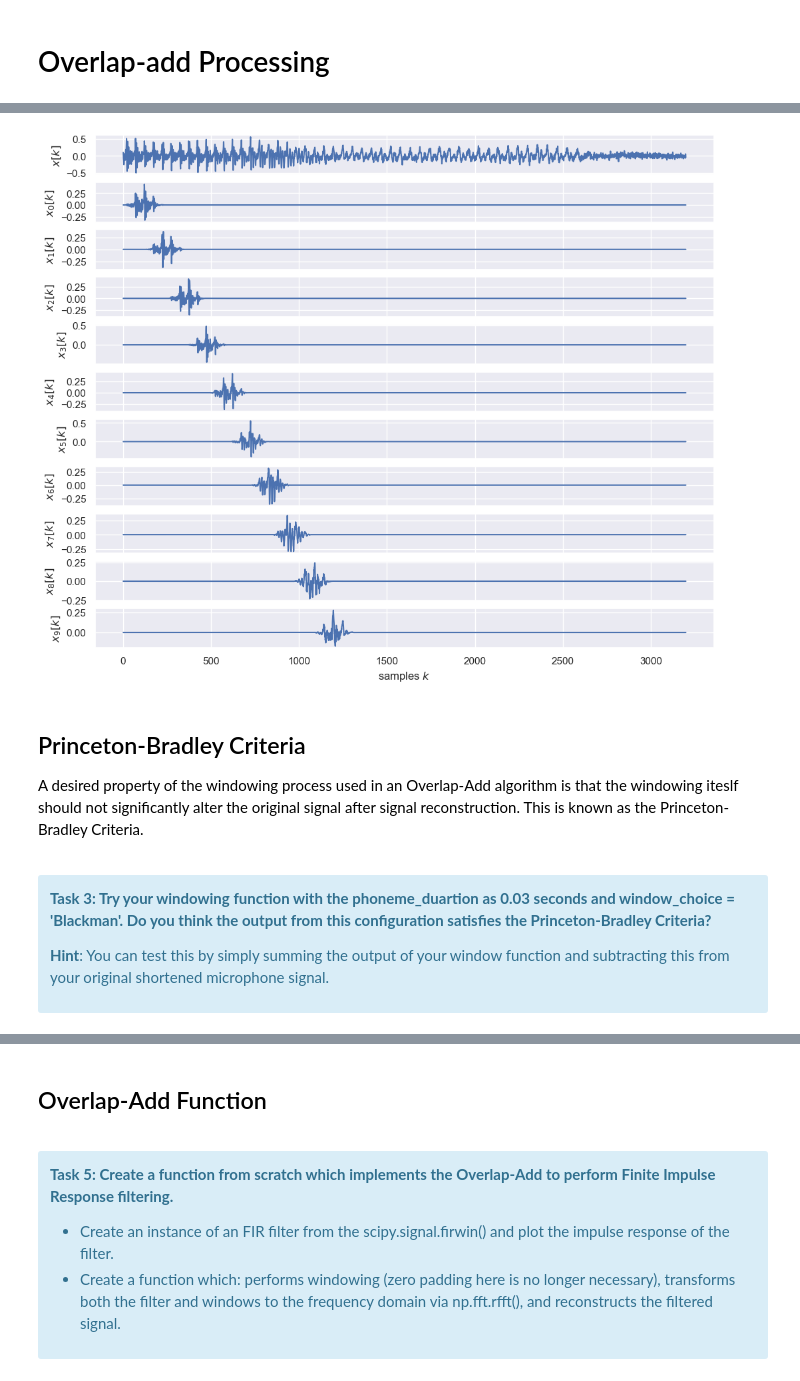
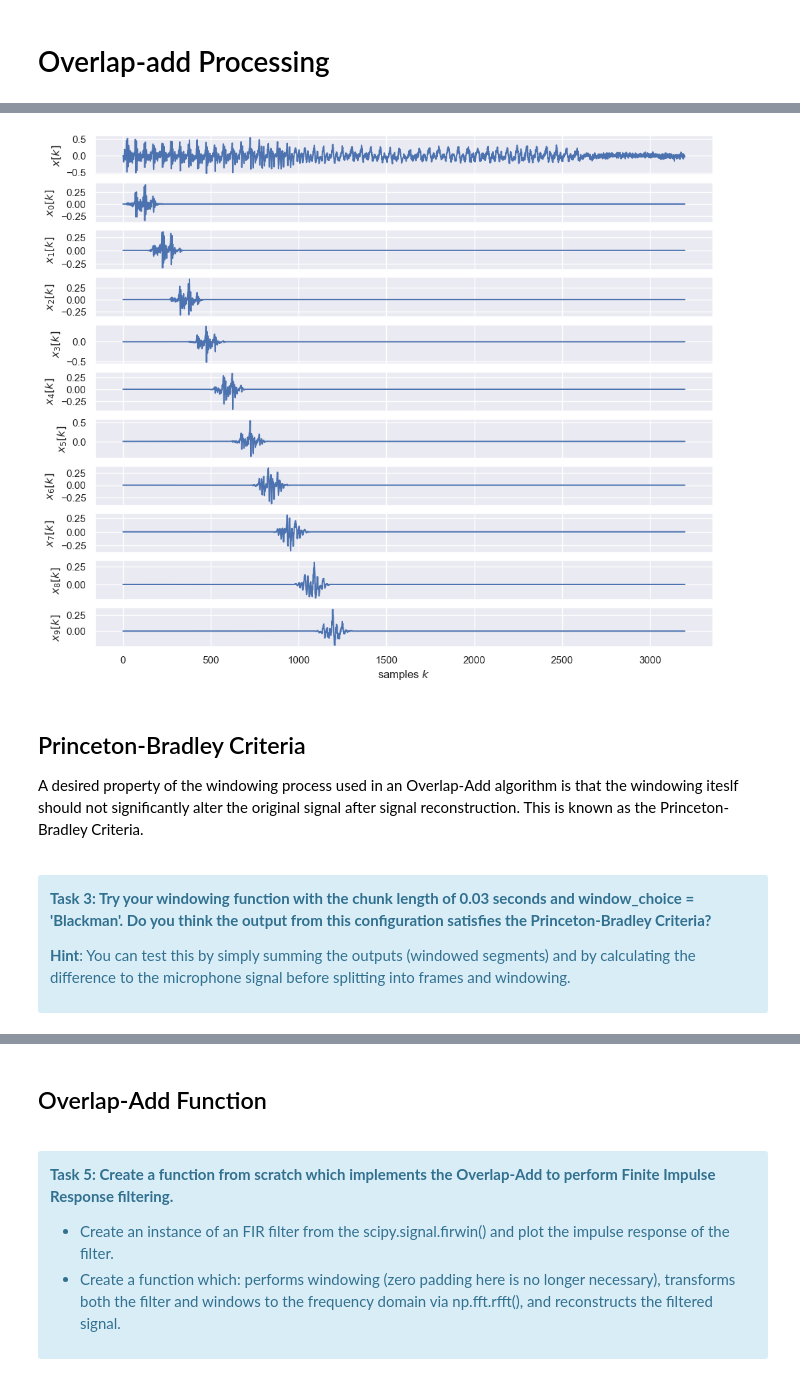
Before and after one commit to sap-shef/SpeechProcesssingLab, a Jupyter notebook: Lab-Sheet-Solutions/Lab-Sheet-8-Solution.ipynb, the cells around one changed output, grey strips where cells are left out. Cells and saved outputs as stored; diff of their text form; code cells hidden in the pictures.

```diff
--- a/Lab-Sheet-Solutions/Lab-Sheet-8-Solution.ipynb
+++ b/Lab-Sheet-Solutions/Lab-Sheet-8-Solution.ipynb
@@ -216,14 +230,13 @@ def get_windowed_chunks(sample, chunk_length = 0.03, fs = 8000, window_choice =
             windowing function to use, one of: Blackman, Hamming, Hanning
     Output:
         list of np.arrays
+        windowed chunks/frames
 
     Example:
-       list_of_windows = get_windowed_chunks(sample, chunk_length = 0.025, sr=8000, window_choice = 'hanning')
+       list_of_windows = get_windowed_chunks(sample, chunk_length = 0.025, fs=8000, window_choice = 'Hanning')
     """
     L_2 = chunk_length/2*fs
     window_centres = np.arange(L_2, len(sample), L_2)
-    lowers = window_centres-L_2
-    uppers = window_centres+L_2
     windowedFrames = []
     for c in window_centres:
         fragment = sample[int(c-L_2):int(c+L_2)]
@@ -238,28 +251,27 @@ def get_windowed_chunks(sample, chunk_length = 0.03, fs = 8000, window_choice =
                                      (pad_left, pad_right), 'constant'))
 
     return windowedFrames
-
-
-#This figure is being added to the tutorial instead after being polished
-T_start = 1.4             # start time of cut-out in seconds
-T_end   = 1.8             # end time of cut-out in seconds
-sample  = y[int(fs*T_start):int(fs*T_end)]  # cut out of T seconds
-
-# use our function to get the windows signal chunks / frames
-windowed = get_windowed_chunks(sample, window_choice = 'Blackman')
-
-# visualise the resuly
-plt.figure(figsize=(12,10))
-plt.subplot(11,1,1)
-plt.plot(sample)
-plt.ylabel('$x[k]$')
-for i,w in enumerate(windowed[:10]):
-    plt.subplot(11,1,i+2)
-    plt.plot(w)
-    plt.ylabel('$x_'+str(i)+'[k]$')
-plt.xlabel('samples $k$');
-# %% [output]
-[figure, removed]
+# %%
+#This figure is being added to the tutorial instead after being polished
+T_start = 1.4             # start time of cut-out in seconds
+T_end   = 1.8             # end time of cut-out in seconds
+sample  = y[int(fs*T_start):int(fs*T_end)]  # cut out of T seconds
+
+# use our function to get the windows signal chunks / frames
+windowed = get_windowed_chunks(sample, window_choice = 'Blackman')
+
+# visualise the result
+plt.figure(figsize=(12,10))
+plt.subplot(11,1,1)
+plt.plot(sample)
+plt.ylabel('$x[k]$')
+for i,w in enumerate(windowed[:10]):
+    plt.subplot(11,1,i+2)
+    plt.plot(w,label='frame '+str(i) )
+    plt.ylabel('$x_'+str(i)+'[k]$')
+plt.xlabel('samples $k$');
+# %% [output]
+[figure, added]
 # %% [markdown]
 ## Princeton-Bradley Criteria
 
@@ -270,8 +282,8 @@ A desired property of the windowing process used in an Overlap-Add algorithm is
 <a id='task_1'></a>
 <div class="alert alert-block alert-info">
 
-**Task 3: Try your windowing function with the phoneme_duartion as 0.03 seconds and window_choice = 'Blackman'. Do you think the output from this configuration satisfies the Princeton-Bradley Criteria?**
+**Task 3: Try your windowing function with the chunk length of 0.03 seconds and window_choice = 'Blackman'. Do you think the output from this configuration satisfies the Princeton-Bradley Criteria?**
 
-**Hint**: You can test this by simply summing the output of your window function and subtracting this from your original shortened microphone signal.
+**Hint**: You can test this by simply summing the outputs (windowed segments) and by calculating the difference to the microphone signal before splitting into frames and windowing.
 </div>
 # %%
```
Also changed, not shown: parts of 17 cells of this notebook, 1 other file.
